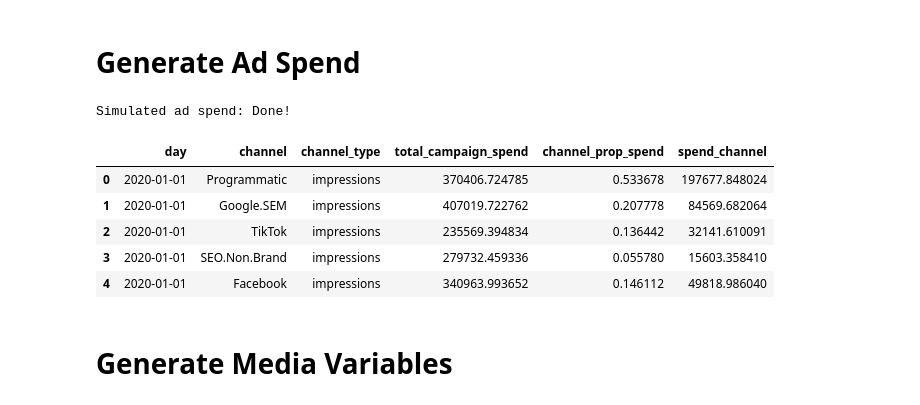
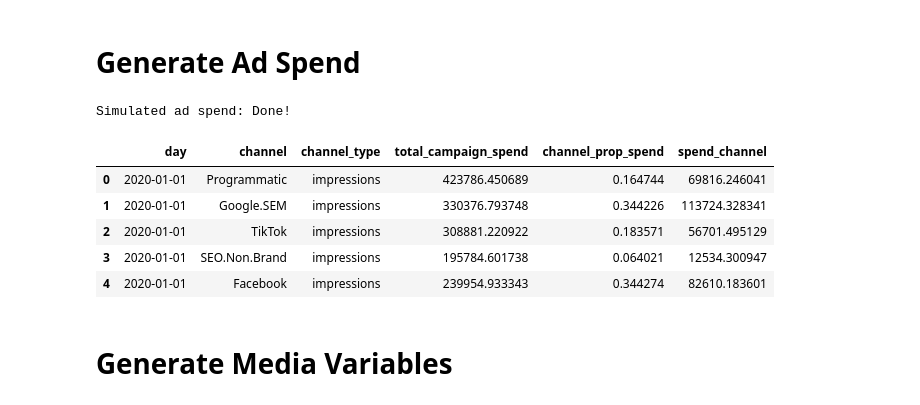
Before and after one commit to Tayerquach/marsci_simulation, a Jupyter notebook: pySimul.ipynb, the cells around one changed output. Drawn from its saved outputs; the diff is of its cells as text; code cells hidden in the pictures.

```diff
--- a/pySimul.ipynb
+++ b/pySimul.ipynb
@@ -113,33 +97,33 @@ plot_baseline_sales(df_baseline, figsize=(900, 600))
 # Generate Ad Spend
 # %%
 min_max_proportion = {
-    "Programmatic": (0.45, 0.55),
-    "Google.SEM": (0.15, 0.25),
+    "Programmatic": (0.15, 0.20),
+    "Google.SEM": (0.25, 0.55),
     "TikTok": (0.10, 0.20),
     "SEO.Non.Brand": (0.05, 0.15),
-    "Facebook": (0.05, 0.15),
+    "Facebook": (0.15, 0.35),
     "CRM": (0.05, 0.10),
     "Affiliates": (0.02, 0.08),
     "Direct": (0, 0),
     # last channel 'Unassigned' will get remainder
 }
 
 df_spend = create_ads_spend(
     setup_variables=basic_parameters,
     campaign_spend_mean=329000,
     campaign_spend_std=100000,
     min_max_proportion=min_max_proportion
 )
 
 df_spend.head()
 # %% [output]
 Simulated ad spend: Done!
 |  | day | channel | channel_type | total_campaign_spend | channel_prop_spend | spend_channel |
-| 0 | 2020-01-01 | Programmatic | impressions | 370406.724785 | 0.533678 | 197677.848024 |
-| 1 | 2020-01-01 | Google.SEM | impressions | 407019.722762 | 0.207778 | 84569.682064 |
-| 2 | 2020-01-01 | TikTok | impressions | 235569.394834 | 0.136442 | 32141.610091 |
-| 3 | 2020-01-01 | SEO.Non.Brand | impressions | 279732.459336 | 0.055780 | 15603.358410 |
-| 4 | 2020-01-01 | Facebook | impressions | 340963.993652 | 0.146112 | 49818.986040 |
+| 0 | 2020-01-01 | Programmatic | impressions | 423786.450689 | 0.164744 | 69816.246041 |
+| 1 | 2020-01-01 | Google.SEM | impressions | 330376.793748 | 0.344226 | 113724.328341 |
+| 2 | 2020-01-01 | TikTok | impressions | 308881.220922 | 0.183571 | 56701.495129 |
+| 3 | 2020-01-01 | SEO.Non.Brand | impressions | 195784.601738 | 0.064021 | 12534.300947 |
+| 4 | 2020-01-01 | Facebook | impressions | 239954.933343 | 0.344274 | 82610.183601 |
 # %%
 # Per-channel spend
 # Line chart (default)
```
Also changed, not shown: parts of 19 cells of this notebook, 2 other files.
